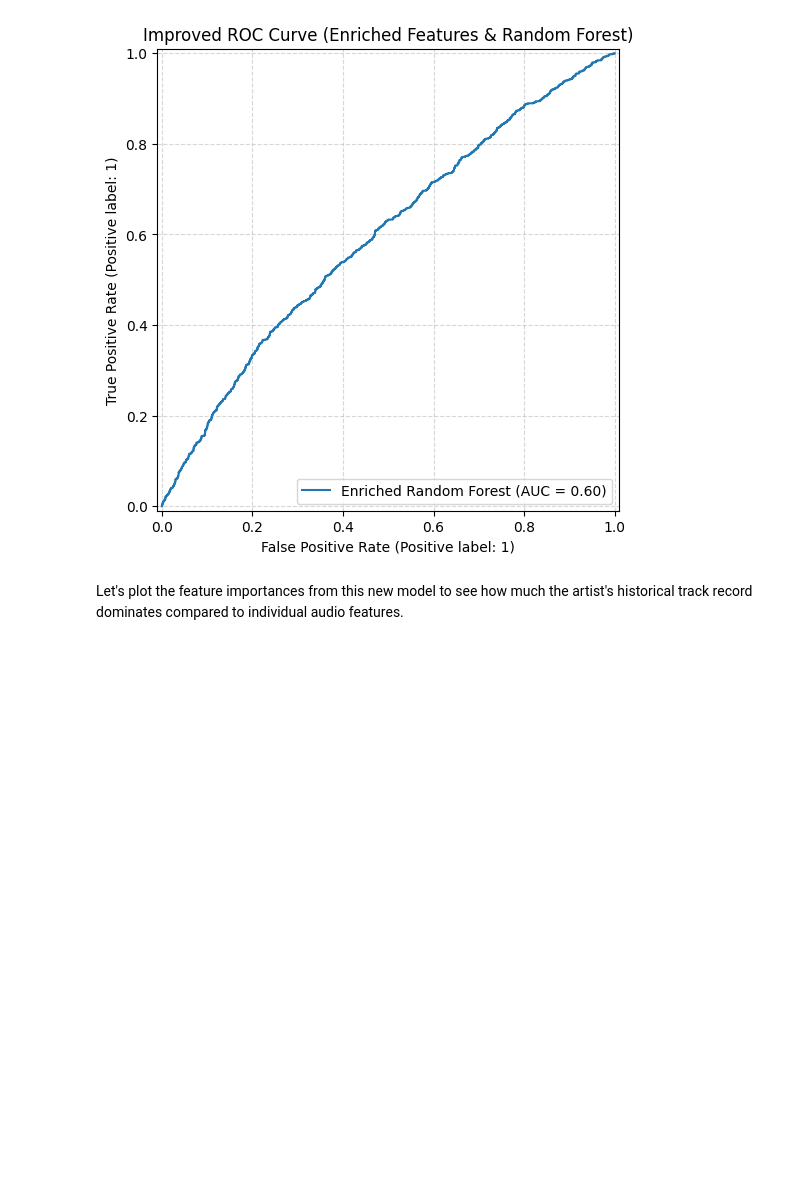
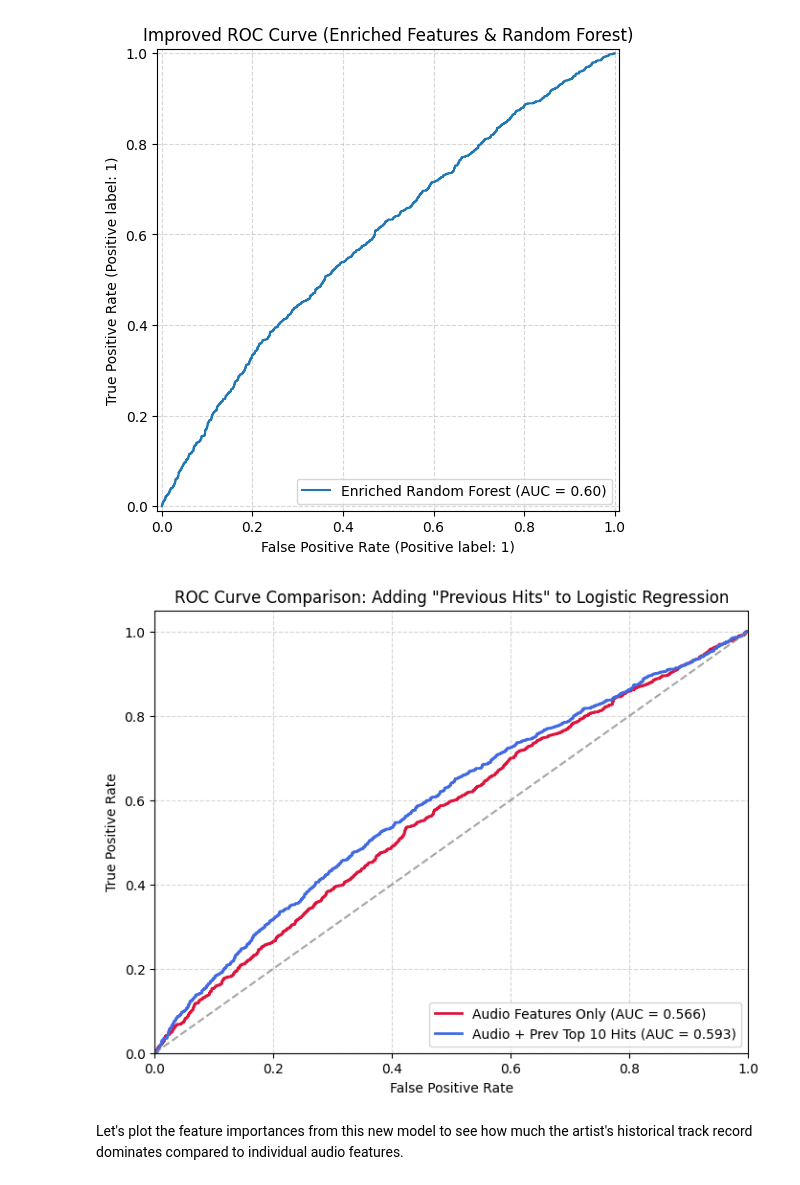
Before and after one commit to ItsRichieJ/ba305_b2, a Jupyter notebook: BA305_Project.ipynb, the cells around one changed output. Cells and saved outputs as stored; diff of their text form; code cells hidden in the pictures; blank space fills up the shorter version.

```diff
--- a/BA305_Project.ipynb
+++ b/BA305_Project.ipynb
@@ -495,6 +493,66 @@ weighted avg       0.74      0.68      0.70      4845
 
 Enriched Model ROC AUC Score: 0.5953
 [figure]
+# %%
+from sklearn.metrics import roc_curve, auc
+
+# 1. Prepare Features
+# Model A: Audio Features Only
+X_audio = model_df[pca_feats]
+# Model B: Audio + Previous Hits
+X_combined = model_df[pca_feats + ['prev_top_10_hits']]
+y_target = model_df['is_top_10']
+
+# 2. Stratified Train-Test Splits (using same random state for consistency)
+X_train_a, X_test_a, y_train_a, y_test_a = train_test_split(
+    X_audio, y_target, test_size=0.2, stratify=y_target, random_state=42
+)
+X_train_b, X_test_b, y_train_b, y_test_b = train_test_split(
+    X_combined, y_target, test_size=0.2, stratify=y_target, random_state=42
+)
+
+# 3. Standardize Features
+scaler_a = StandardScaler()
+X_train_a_scaled = scaler_a.fit_transform(X_train_a)
+X_test_a_scaled = scaler_a.transform(X_test_a)
+
+scaler_b = StandardScaler()
+X_train_b_scaled = scaler_b.fit_transform(X_train_b)
+X_test_b_scaled = scaler_b.transform(X_test_b)
+
+# 4. Train Models
+clf_a = LogisticRegression(max_iter=1000, class_weight='balanced', random_state=42)
+clf_a.fit(X_train_a_scaled, y_train_a)
+
+clf_b = LogisticRegression(max_iter=1000, class_weight='balanced', random_state=42)
+clf_b.fit(X_train_b_scaled, y_train_b)
+
+# 5. Get Predict Probas
+y_proba_a = clf_a.predict_proba(X_test_a_scaled)[:, 1]
+y_proba_b = clf_b.predict_proba(X_test_b_scaled)[:, 1]
+
+# 6. Calculate ROC and AUC
+fpr_a, tpr_a, _ = roc_curve(y_test_a, y_proba_a)
+auc_a = auc(fpr_a, tpr_a)
+
+fpr_b, tpr_b, _ = roc_curve(y_test_b, y_proba_b)
+auc_b = auc(fpr_b, tpr_b)
+
+# 7. Plot Comparison
+plt.figure(figsize=(8, 6))
+plt.plot(fpr_a, tpr_a, label=f'Audio Features Only (AUC = {auc_a:.3f})', color='crimson', lw=2)
+plt.plot(fpr_b, tpr_b, label=f'Audio + Prev Top 10 Hits (AUC = {auc_b:.3f})', color='royalblue', lw=2)
+plt.plot([0, 1], [0, 1], color='gray', linestyle='--', alpha=0.7)
+plt.xlim([0.0, 1.0])
+plt.ylim([0.0, 1.05])
+plt.xlabel('False Positive Rate')
+plt.ylabel('True Positive Rate')
+plt.title('ROC Curve Comparison: Adding "Previous Hits" to Logistic Regression')
+plt.legend(loc='lower right')
+plt.grid(True, linestyle='--', alpha=0.5)
+plt.show()
+# %% [output]
+[figure, added]
 # %% [markdown]
 Let's plot the feature importances from this new model to see how much the artist's historical track record dominates compared to individual audio features.
 # %%
```
Also changed, not shown: parts of 1 cell of this notebook.
